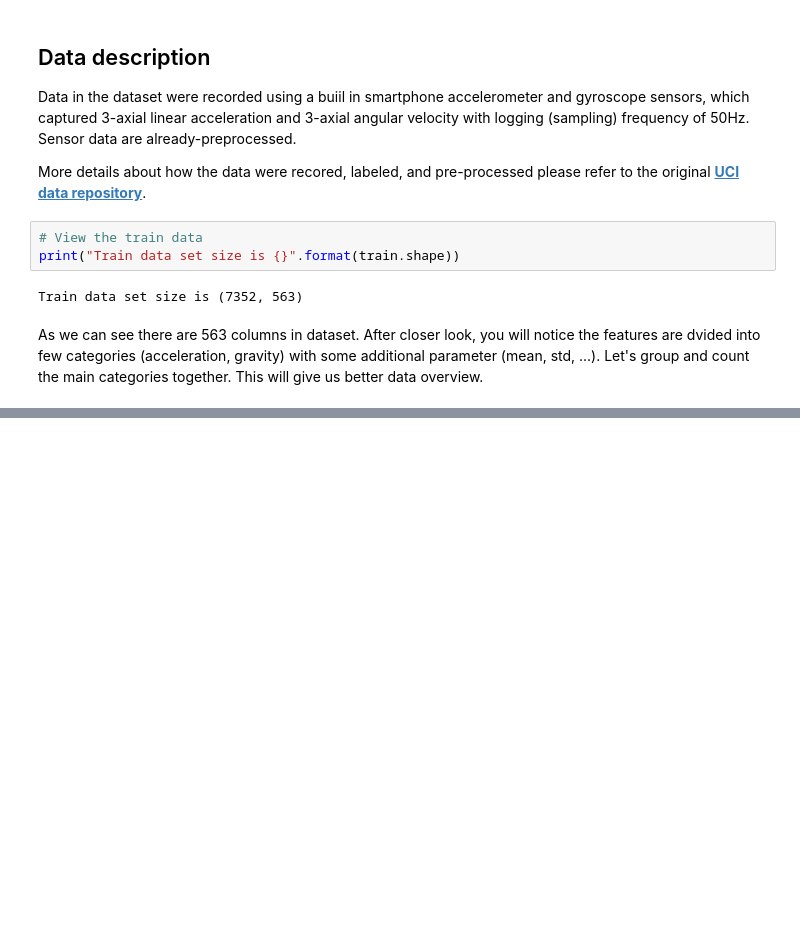
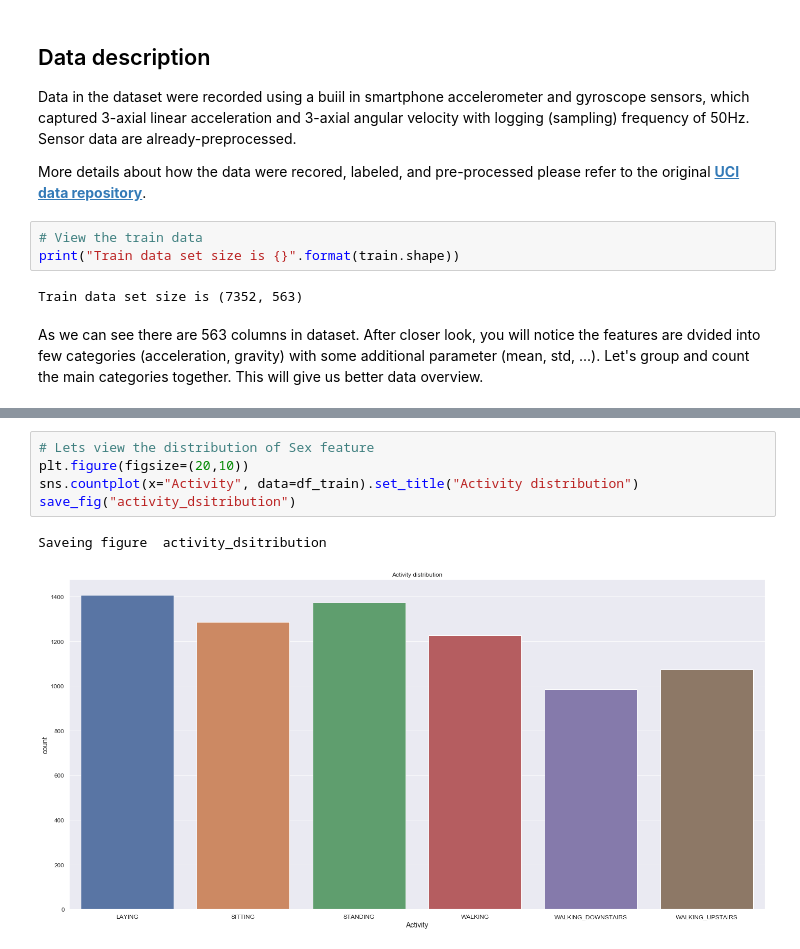
Before and after one commit to milankerek/Human-Activity-Recognition, a Jupyter notebook: human_activity_recognition.ipynb, the cells around one changed output, grey strips where cells are left out. Cells and saved outputs as stored; diff of their text form; blank space fills up the shorter version.

```diff
--- a/human_activity_recognition.ipynb
+++ b/human_activity_recognition.ipynb
@@ -132,0 +261,8 @@ From the table above, we can distinguish between two main attributes, starting w
+# %%
+# Lets view the distribution of Sex feature
+plt.figure(figsize=(20,10))
+sns.countplot(x="Activity", data=df_train).set_title("Activity distribution")
+save_fig("activity_dsitribution")
+# %% [output]
+Saveing figure  activity_dsitribution
+[figure, added]
```
Also changed, not shown: parts of 23 cells of this notebook, 2 other files.
